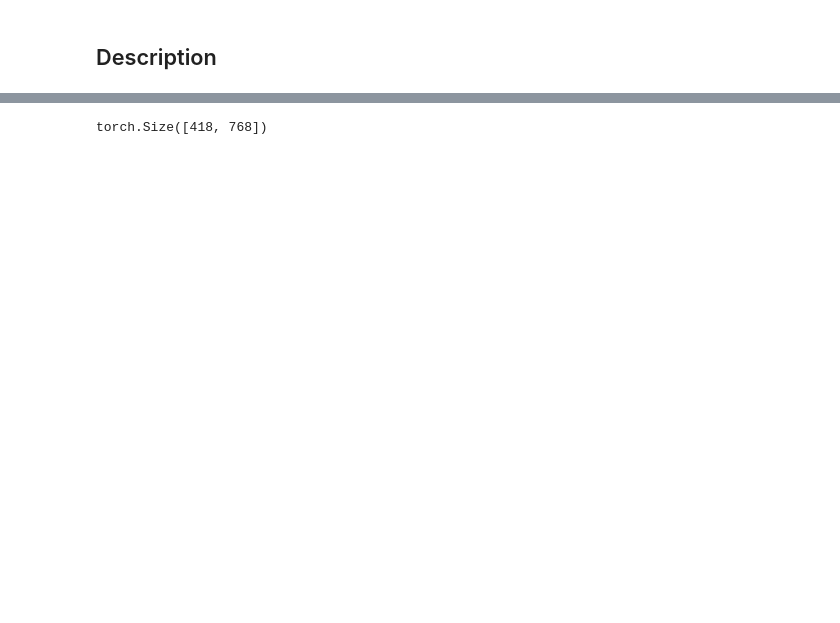
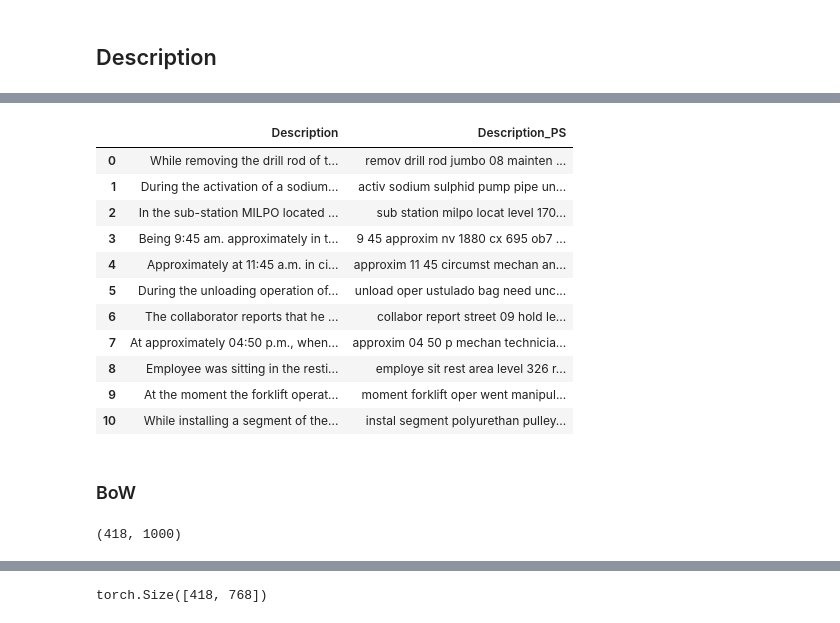
Before and after one commit to suhail-chand/industrial-accident-severity-assessment, a Jupyter notebook: notebooks/preprocessing.ipynb, the cells around one changed output, grey strips where cells are left out. Cells and saved outputs as stored; diff of their text form; code cells hidden in the pictures; blank space fills up the shorter version.

```diff
--- a/notebooks/preprocessing.ipynb
+++ b/notebooks/preprocessing.ipynb
@@ -209,0 +285,29 @@ memory usage: 88.2+ KB
+# %%
+# Stemming
+ps = PorterStemmer()
+is_df['Description_PS'] = is_df['Description_T'].apply(lambda x: ' '.join([ps.stem(word) for word in x.split()]))
+is_df.loc[0:10, ['Description', 'Description_PS']]
+# %% [output]
+|  | Description | Description_PS |
+| 0 | While removing the drill rod of t... | remov drill rod jumbo 08 mainten ... |
+| 1 | During the activation of a sodium... | activ sodium sulphid pump pipe un... |
+| 2 | In the sub-station MILPO located ... | sub station milpo locat level 170... |
+| 3 | Being 9:45 am. approximately in t... | 9 45 approxim nv 1880 cx 695 ob7 ... |
+| 4 | Approximately at 11:45 a.m. in ci... | approxim 11 45 circumst mechan an... |
+| 5 | During the unloading operation of... | unload oper ustulado bag need unc... |
+| 6 | The collaborator reports that he ... | collabor report street 09 hold le... |
+| 7 | At approximately 04:50 p.m., when... | approxim 04 50 p mechan technicia... |
+| 8 | Employee was sitting in the resti... | employe sit rest area level 326 r... |
+| 9 | At the moment the forklift operat... | moment forklift oper went manipul... |
+| 10 | While installing a segment of the... | instal segment polyurethan pulley... |
+# %% [markdown]
+### BoW
+# %%
+# Initializing CountVectorizer with top 1000 words
+bow_vec = CountVectorizer(max_features = 1000)
+bow_feat = bow_vec.fit_transform(is_df['Description_PS'])
+
+bow_feat = bow_feat.toarray()
+bow_feat.shape
+# %% [output]
+(418, 1000)
```
Also changed, not shown: parts of 27 cells of this notebook, 3 other files.
